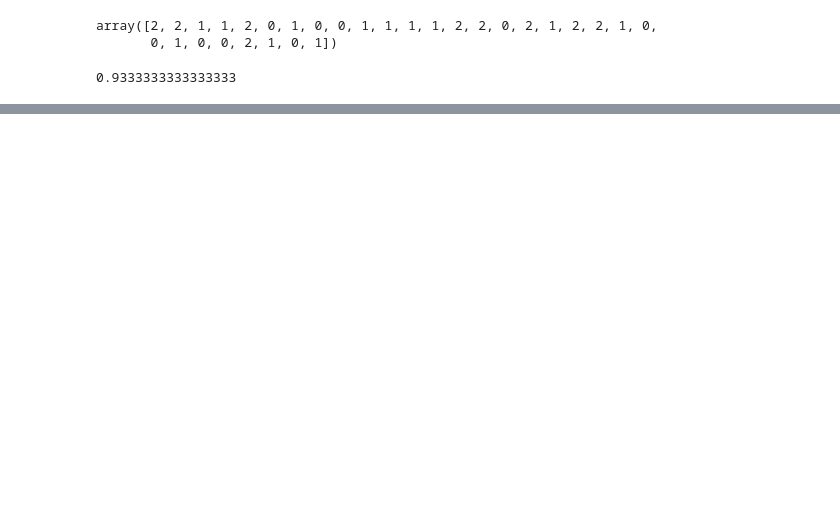
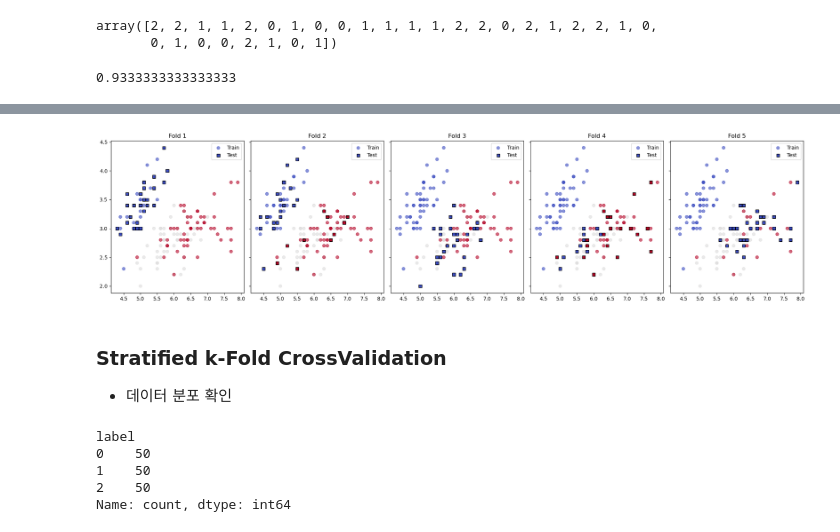
Before and after one commit to HyeonjiKim-edu/ML, a Jupyter notebook: 02_ML_start.ipynb, the cells around one changed output, grey strips where cells are left out. Cells and saved outputs as stored; diff of their text form; code cells hidden in the pictures; blank space fills up the shorter version.

```diff
--- a/02_ML_start.ipynb
+++ b/02_ML_start.ipynb
@@ -84,0 +89,29 @@ accuracy_score(y_test, pred)
+# %%
+from sklearn.model_selection import KFold
+
+# 데이터 쪼개기
+kfold = KFold(n_splits=5)
+# %%
+# 데이터 넣기
+import numpy as np
+
+features = iris.data
+label = iris.target
+cv_accuracy = []
+
+fold_data = []
+
+for train_index, test_index in kfold.split(features):
+    X_train, X_test = features[train_index], features[test_index]
+    y_train, y_test = label[train_index], label[test_index]
+
+    dt_clf.fit(X_train, y_train)
+    pred = dt_clf.predict(X_test)
+
+    accuracy = np.round(accuracy_score(y_test, pred), 4)
+    print(X_train.shape[0], X_test.shape[0])
+
+    cv_accuracy.append(accuracy)
+    fold_data.append((X_train, y_train, X_test, y_test))
+
+print(cv_accuracy, np.mean(cv_accuracy))
@@ -84,0 +125,34 @@ accuracy_score(y_test, pred)
+# %%
+import matplotlib.pyplot as plt
+
+# 교차 검증 데이터의 분포 시각화
+fig, axes = plt.subplots(1, 5, figsize=(20, 5), sharex=True, sharey=True)
+for i, (X_train, y_train, X_test, y_test) in enumerate(fold_data):
+    axes[i].scatter(X_train[:, 0], X_train[:, 1], c=y_train, cmap='coolwarm', alpha=0.6, label='Train')
+    axes[i].scatter(X_test[:, 0], X_test[:, 1], c=y_test, cmap='coolwarm', edgecolor='k', marker='s', label='Test')
+    axes[i].set_title(f'Fold {i + 1}')
+    axes[i].legend()
+
+plt.tight_layout()
+plt.show()
+# %% [output]
+[figure, added]
+# %% [markdown]
+### Stratified k-Fold CrossValidation
+
+- 데이터 분포 확인
+# %%
+# 데이터 분포 확인
+
+import pandas as pd
+
+iris = load_iris()
+iris_df = pd.DataFrame(data = iris.data, columns=iris.feature_names)
+iris_df['label'] = iris.target
+iris_df['label'].value_counts()
+# %% [output]
+label
+0    50
+1    50
+2    50
+Name: count, dtype: int64
```
Also changed, not shown: parts of 17 cells of this notebook.
